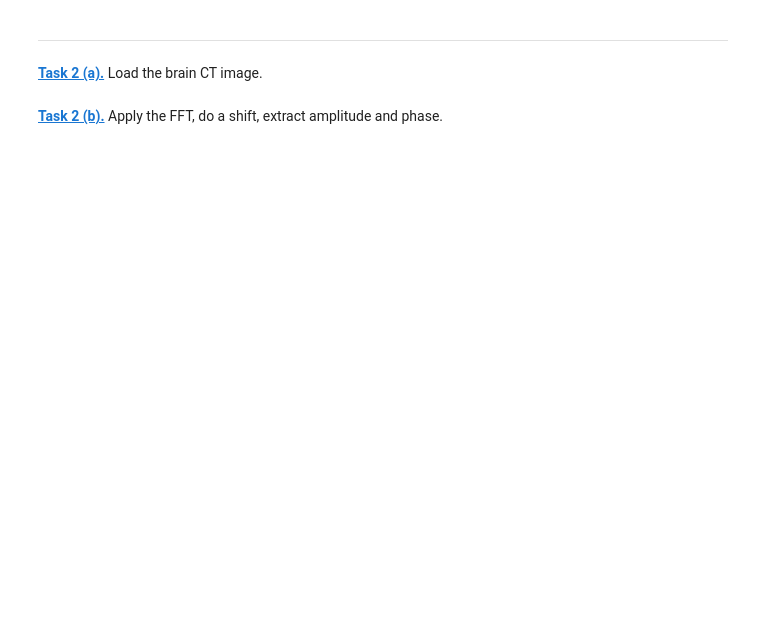
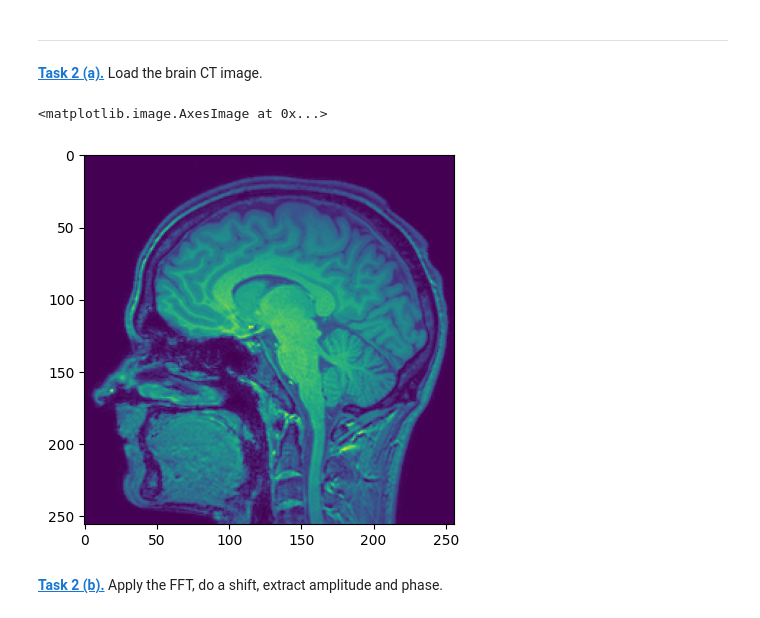
Before and after one commit to leventetn/mobi-fs5-python, a Jupyter notebook: fourier.ipynb, the cells around one changed output. Cells and saved outputs as stored; diff of their text form; code cells hidden in the pictures; blank space fills up the shorter version.

```diff
--- a/fourier.ipynb
+++ b/fourier.ipynb
@@ -29,5 +63,12 @@ plt.imshow(phase, 'gray')
 ---
 # %% [markdown]
 **[Task 2 (a).]()** Load the brain CT image.
+# %%
+brain_ct = plt.imread('data/brain_ct.png')
+
+plt.imshow(brain_ct)
+# %% [output]
+<matplotlib.image.AxesImage at 0x...>
+[figure, added]
 # %% [markdown]
 **[Task 2 (b).]()** Apply the FFT, do a shift, extract amplitude and phase.
```
Also changed, not shown: parts of 10 cells of this notebook.
